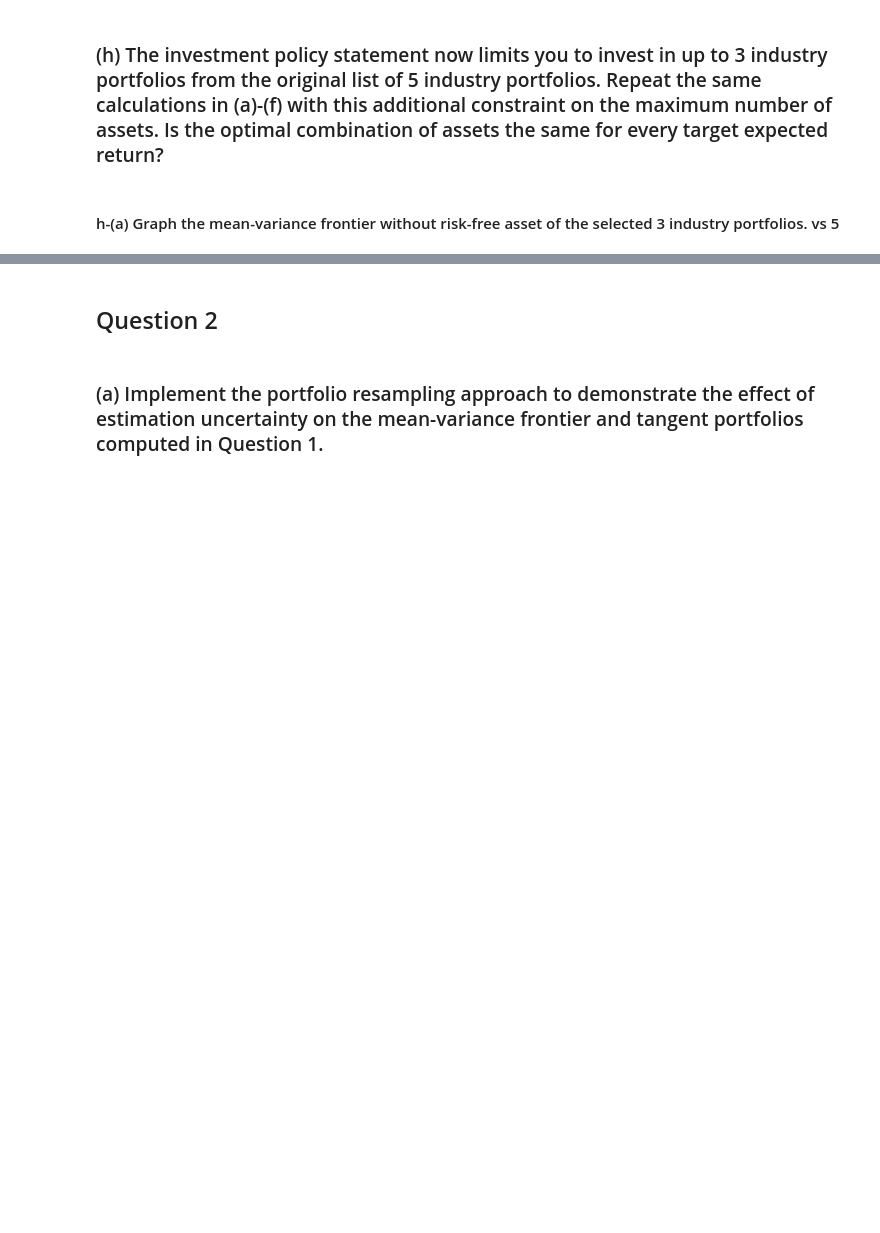
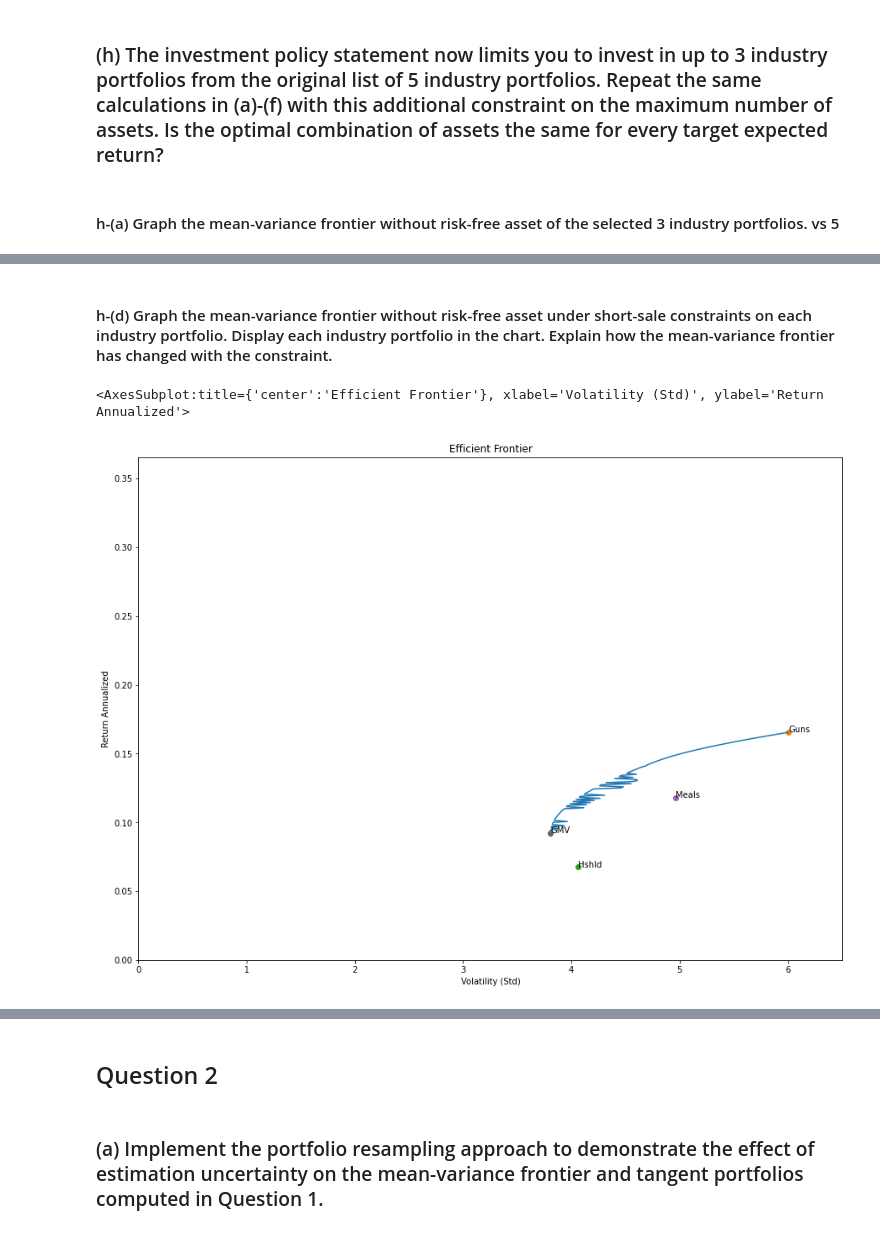
Before and after one commit to Damnsky100/Portfolio, a Jupyter notebook: Assignment_TP1.ipynb, the cells around one changed output, grey strips where cells are left out. Cells and saved outputs as stored; diff of their text form; code cells hidden in the pictures; blank space fills up the shorter version.

```diff
--- a/Assignment_TP1.ipynb
+++ b/Assignment_TP1.ipynb
@@ -246,0 +303,7 @@ Of course not
+# %% [markdown]
+#### h-(d) Graph the mean-variance frontier without risk-free asset under short-sale constraints on each industry portfolio. Display each industry portfolio in the chart. Explain how the mean-variance frontier has changed with the constraint.
+# %%
+f3.plot_ef_3(E_return, E_cov, 0, Nbr_PTF, bounds_to_try_W_O_S,  show_cml=False, show_gmv=True)
+# %% [output]
+<AxesSubplot:title={'center':'Efficient Frontier'}, xlabel='Volatility (Std)', ylabel='Return Annualized'>
+[figure, added]
```
Also changed, not shown: parts of 17 cells of this notebook, 2 other files.
